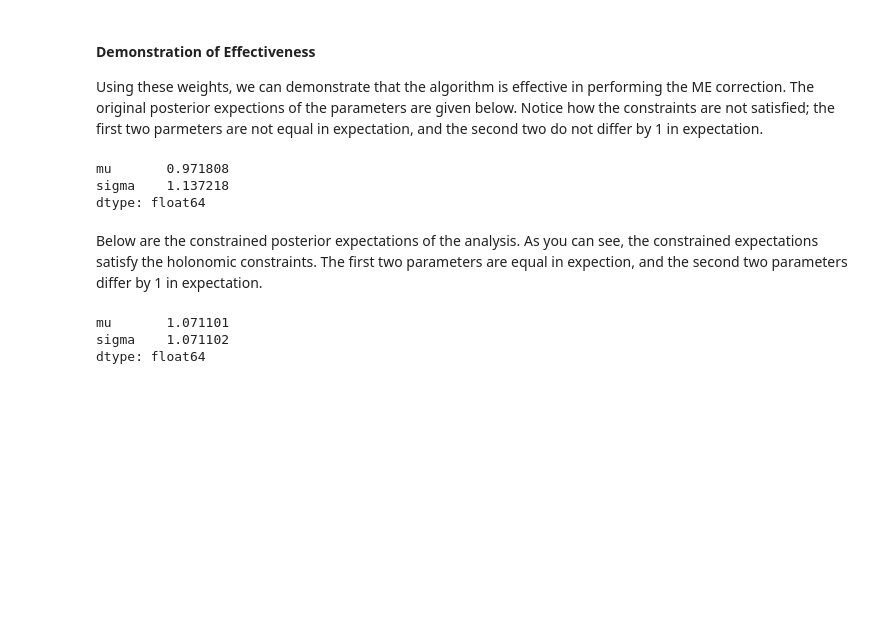
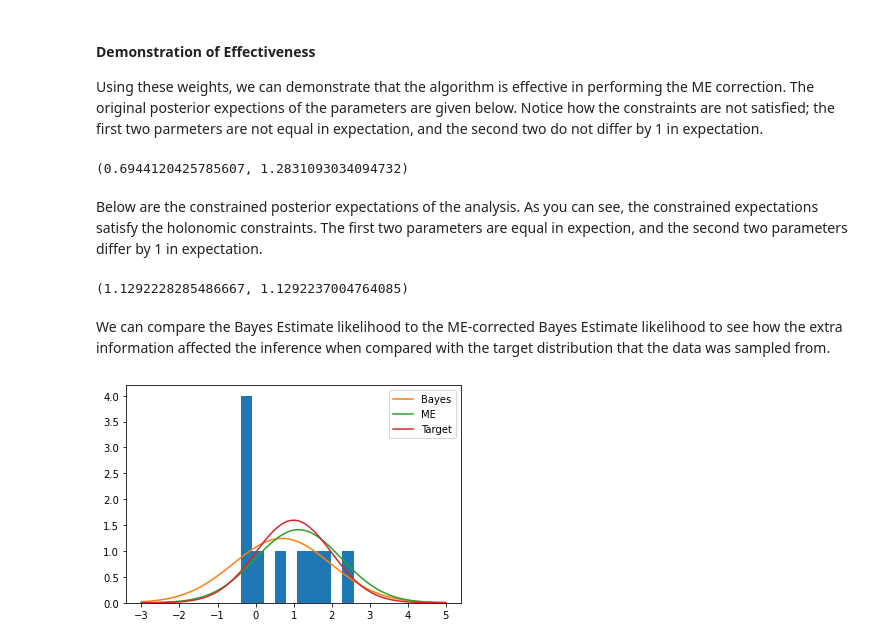
Before and after one commit to carterce1997/me-research, a Jupyter notebook: Compute Multipliers.ipynb, the cells around one changed output. Saved outputs shown, nothing was run; the diff lists cells and outputs as text; code cells hidden in the pictures; blank space fills up the shorter version.

```diff
--- a/Compute Multipliers.ipynb
+++ b/Compute Multipliers.ipynb
@@ -152,16 +157,30 @@ $$ E_{\text{new}}[g(\theta)] = \sum_{s=1}^S w_s g(\theta_s) $$
 
 Using these weights, we can demonstrate that the algorithm is effective in performing the ME correction. The original posterior expections of the parameters are given below. Notice how the constraints are not satisfied; the first two parmeters are not equal in expectation, and the second two do not differ by 1 in expectation.
 # %%
-trace.mean(axis=0)
+mu, sigma = trace.mean(axis=0)
+mu, sigma
 # %% [output]
-mu       0.971808
-sigma    1.137218
-dtype: float64
+(0.6944120425785607, 1.2831093034094732)
 # %% [markdown]
 Below are the constrained posterior expectations of the analysis. As you can see, the constrained expectations satisfy the holonomic constraints. The first two parameters are equal in expection, and the second two parameters differ by 1 in expectation.
 # %%
-(trace * weights.reshape(-1,1)).sum(axis=0)
+mu_new, sigma_new  = (trace * weights.reshape(-1,1)).sum(axis=0)
+mu_new, sigma_new
 # %% [output]
-mu       1.071101
-sigma    1.071102
-dtype: float64
+(1.1292228285486667, 1.1292237004764085)
+# %% [markdown]
+We can compare the Bayes Estimate likelihood to the ME-corrected Bayes Estimate likelihood to see how the extra information affected the inference when compared with the target distribution that the data was sampled from.
+# %%
+y_domain = np.linspace(-3, 5, 100)
+
+plt.hist(y)
+
+plt.plot(y_domain, 4 * norm.pdf(y_domain, mu, sigma), label='Bayes')
+plt.plot(y_domain, 4 * norm.pdf(y_domain, mu_new, sigma_new), label='ME')
+plt.plot(y_domain, 4 * norm.pdf(y_domain, 1, 1), label='Target')
+
+plt.legend()
+
+plt.show()
+# %% [output]
+[figure, added]
```
Also changed, not shown: parts of 7 cells of this notebook.
